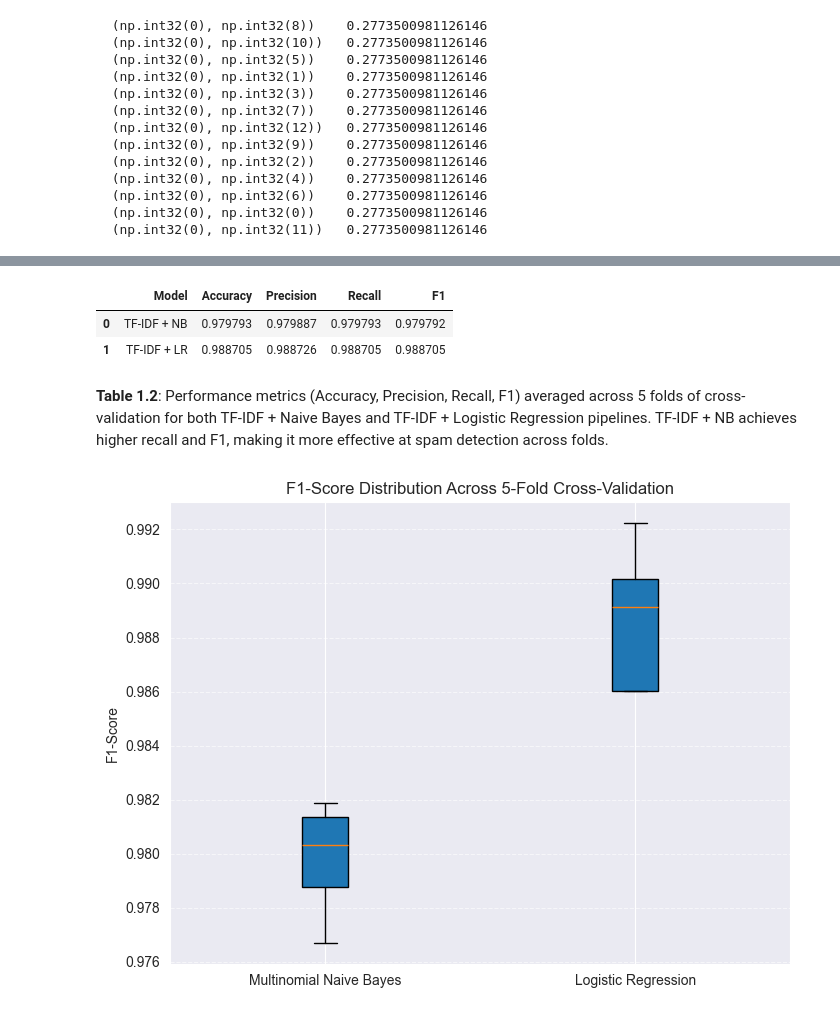
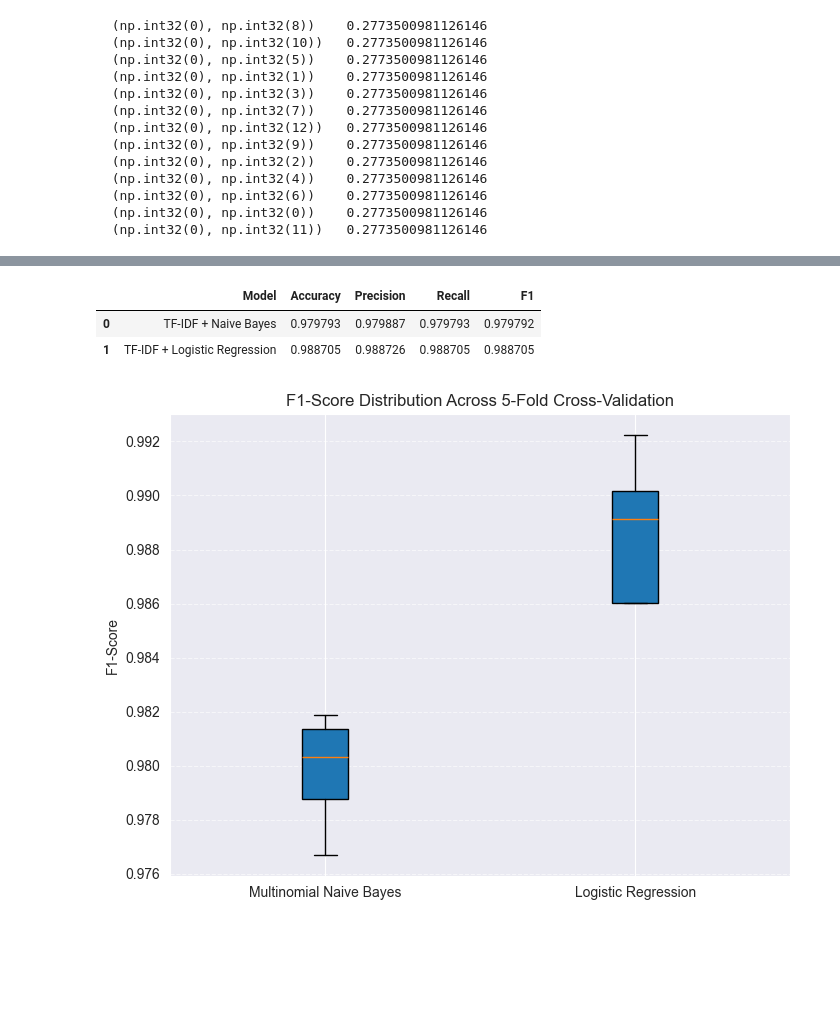
Before and after one commit to milenkirilov888/ce4145-natural-language-processing, a Jupyter notebook: coursework.ipynb, the cells around one changed output, grey strips where cells are left out. Cells and saved outputs as stored; diff of their text form; code cells hidden in the pictures; blank space fills up the shorter version.

```diff
--- a/coursework.ipynb
+++ b/coursework.ipynb
@@ -267,18 +270,18 @@ The following **boxplot** visually confirms this finding. It displays the F1-sco
 # %%
-summary = pd.DataFrame({
-    "Model": ["TF-IDF + NB", "TF-IDF + LR"],
-    "Accuracy": [cv_results_nb['test_accuracy'].mean(), cv_results_lr['test_accuracy'].mean()],
-    "Precision": [cv_results_nb['test_precision_macro'].mean(), cv_results_lr['test_precision_macro'].mean()],
-    "Recall": [cv_results_nb['test_recall_macro'].mean(), cv_results_lr['test_recall_macro'].mean()],
-    "F1": [cv_results_nb['test_f1_macro'].mean(), cv_results_lr['test_f1_macro'].mean()]
+pd.DataFrame({
+    "Model": ["TF-IDF + Naive Bayes", "TF-IDF + Logistic Regression"],
+    "Accuracy": [cv_results['Naive Bayes']['test_accuracy'].mean(),
+                 cv_results['Logistic Regression']['test_accuracy'].mean()],
+    "Precision": [cv_results['Naive Bayes']['test_precision_macro'].mean(),
+                  cv_results['Logistic Regression']['test_precision_macro'].mean()],
+    "Recall": [cv_results['Naive Bayes']['test_recall_macro'].mean(),
+               cv_results['Logistic Regression']['test_recall_macro'].mean()],
+    "F1": [cv_results['Naive Bayes']['test_f1_macro'].mean(),
+           cv_results['Logistic Regression']['test_f1_macro'].mean()]
 })
-
-summary
 # %% [output]
 |  | Model | Accuracy | Precision | Recall | F1 |
-| 0 | TF-IDF + NB | 0.979793 | 0.979887 | 0.979793 | 0.979792 |
-| 1 | TF-IDF + LR | 0.988705 | 0.988726 | 0.988705 | 0.988705 |
+| 0 | TF-IDF + Naive Bayes | 0.979793 | 0.979887 | 0.979793 | 0.979792 |
+| 1 | TF-IDF + Logistic Regression | 0.988705 | 0.988726 | 0.988705 | 0.988705 |
-# %% [markdown]
-**Table 1.2**: Performance metrics (Accuracy, Precision, Recall, F1) averaged across 5 folds of cross-validation for both TF-IDF + Naive Bayes and TF-IDF + Logistic Regression pipelines. TF-IDF + NB achieves higher recall and F1, making it more effective at spam detection across folds.
 # %%
 # Extract per-fold F1-scores from cross-validation outputs
```
Also changed, not shown: parts of 24 cells of this notebook.
